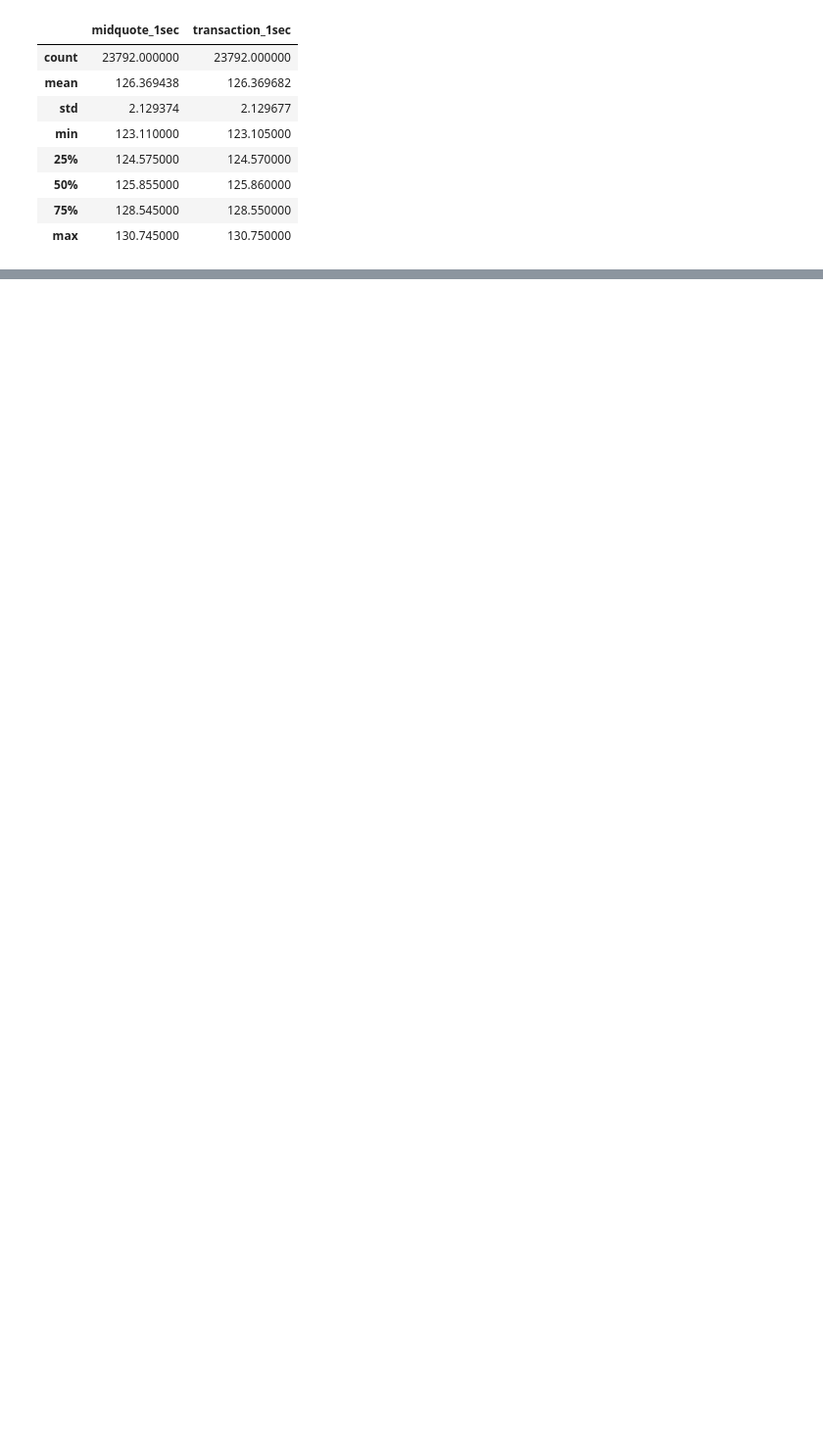
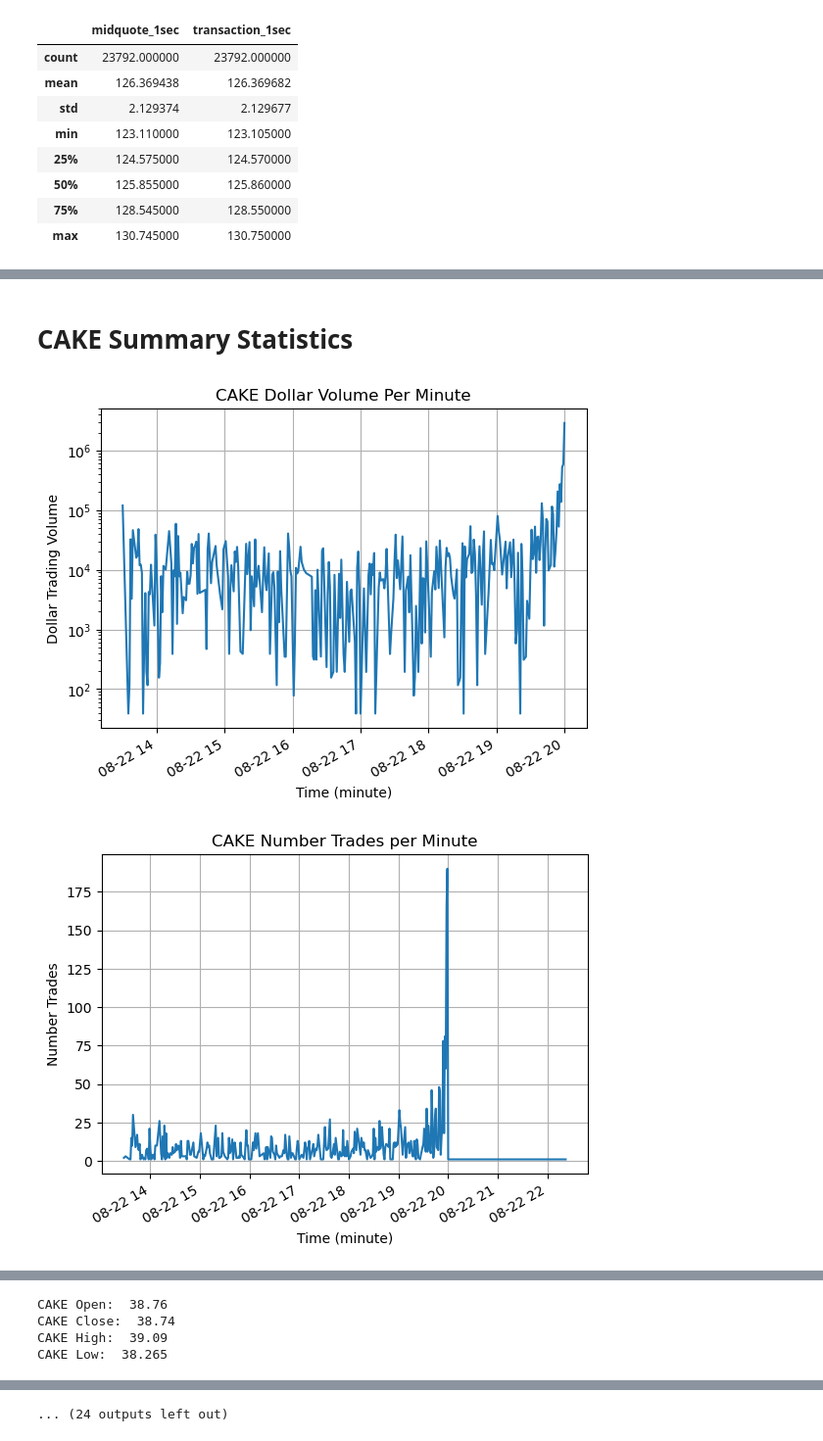
Before and after one commit to amchugh2/230x_team_repo, a Jupyter notebook: hw1 2.ipynb, the cells around one changed output, grey strips where cells are left out. Shown at 98% size. Drawn from its saved outputs; the diff is of its cells as text; code cells hidden in the pictures; blank space fills up the shorter version.

```diff
--- a/hw1 2.ipynb
+++ b/hw1 2.ipynb
@@ -597,2 +757,7 @@ KeyError: 'ask_price'
+# %% [markdown]
+# CAKE Summary Statistics
 # %%
-calc_summary_statistics(nvda_df, nvda_df_mbo, 'NVDA')
+min_stats, sec_stats, mq_trans_1m_df, mq_trans_1s_df = calc_summary_statistics(cake_df_mbo,cake_df,"CAKE")
+# %% [output]
+[figure, added]
+[figure, added]
@@ -598,0 +765,4 @@ calc_summary_statistics(nvda_df, nvda_df_mbo, 'NVDA')
+CAKE Open:  38.76
+CAKE Close:  38.74
+CAKE High:  39.09
+CAKE Low:  38.265
@@ -599 +777,2 @@ calc_summary_statistics(nvda_df, nvda_df_mbo, 'NVDA')
+... (24 outputs left out)
 # %%
```
Also changed, not shown: parts of 25 cells of this notebook.
